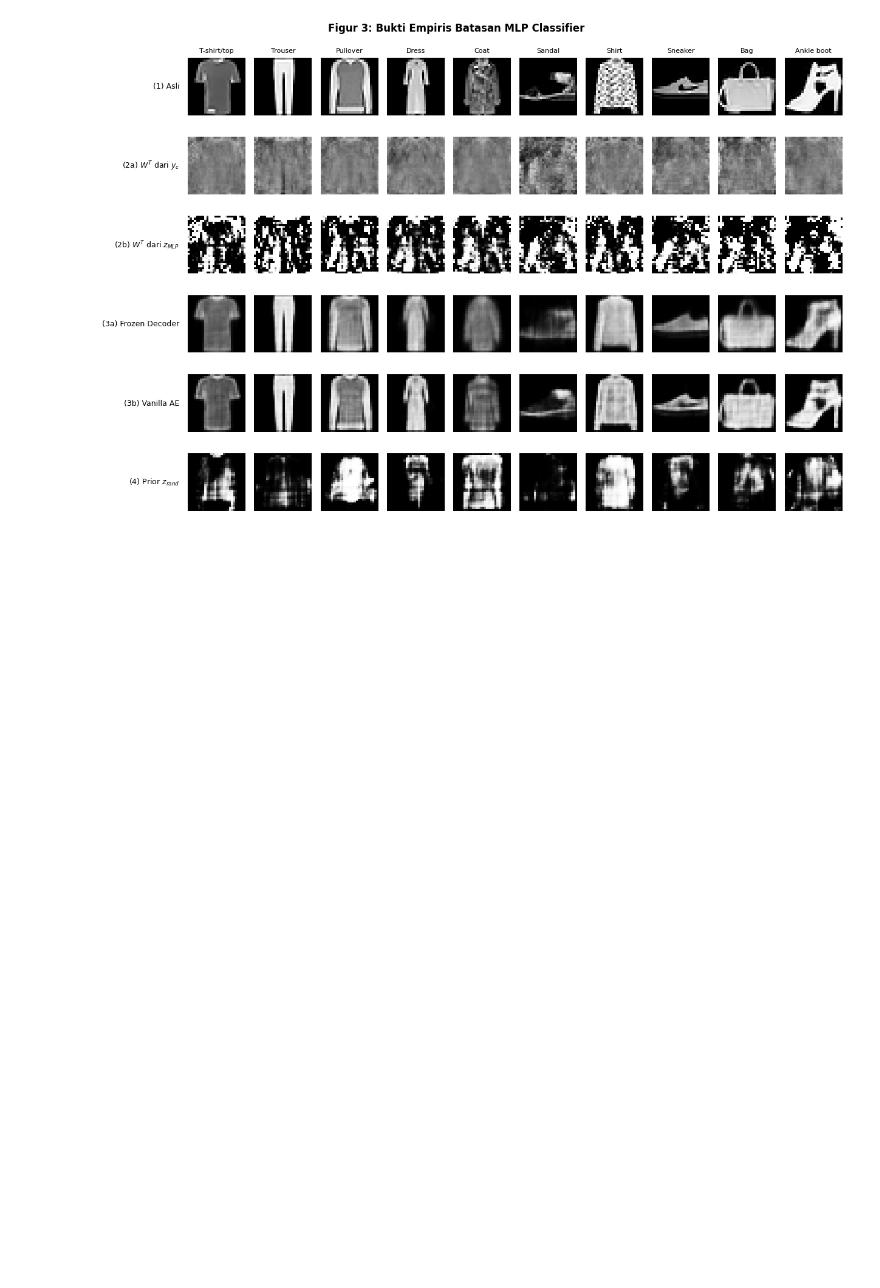
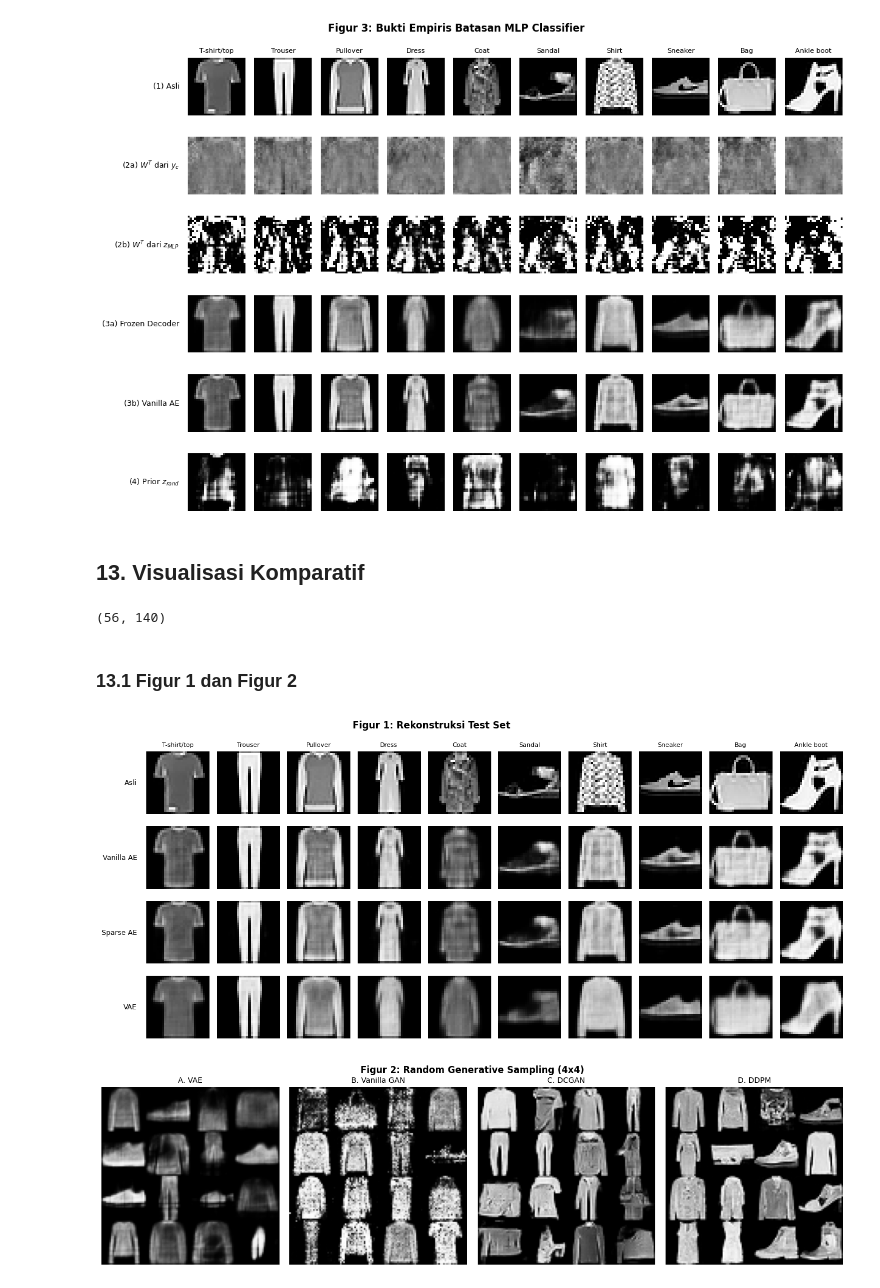
Before and after one commit to CannyCeles/deep-learning-ae-gan, a Jupyter notebook: notebooks/tugas-ae-gan.ipynb, the cells around one changed output. Cells and saved outputs as stored; diff of their text form; code cells hidden in the pictures; blank space fills up the shorter version.

Commit message:
feat(figures): add comparative figures and ddpm trajectory

```diff
--- a/notebooks/tugas-ae-gan.ipynb
+++ b/notebooks/tugas-ae-gan.ipynb
@@ -1621,3 +1621,75 @@ with open(METRICS_PATH, "w") as f:
 FID prior sampling MLP: 135.01 | FID prior sampling VAE: 88.00
 Fraksi z_rand < 0: 0.148 | z_MLP < 0: 0.000
 [figure]
+# %% [markdown]
+## 13. Visualisasi Komparatif
+# %%
+def plot_labeled_rows(rows, title, path, col_titles=None, cell=1.3):
+    ncol = rows[0][1].size(0)
+    fig, axes = plt.subplots(len(rows), ncol, figsize=(ncol * cell + 2, len(rows) * cell + 0.8), squeeze=False)
+    for r, (label, imgs) in enumerate(rows):
+        for c in range(ncol):
+            axes[r, c].imshow(imgs[c, 0].detach().cpu().numpy(), cmap="gray", vmin=0, vmax=1)
+            axes[r, c].axis("off")
+        axes[r, 0].text(-0.15, 0.5, label, transform=axes[r, 0].transAxes, ha="right", va="center", fontsize=9)
+    if col_titles:
+        for c, name in enumerate(col_titles):
+            axes[0, c].set_title(name, fontsize=8)
+    plt.suptitle(title, fontweight="bold")
+    plt.tight_layout()
+    plt.subplots_adjust(left=0.16)
+    plt.savefig(path, dpi=300, bbox_inches="tight")
+    plt.show()
+
+def tile(images, nrow, ncol):
+    imgs = images[: nrow * ncol].detach().cpu().squeeze(1)
+    return imgs.reshape(nrow, ncol, 28, 28).permute(0, 2, 1, 3).reshape(nrow * 28, ncol * 28).numpy()
+
+def plot_curves(ax, history, columns, title):
+    for col in columns:
+        ax.plot(history["epoch"], history[col], label=col)
+    ax.set_title(title, fontsize=10)
+    ax.set_xlabel("Epoch")
+    ax.legend(fontsize=8)
+    ax.grid(alpha=0.3)
+
+print(tile(x_class, 2, 5).shape)
+# %% [output]
+(56, 140)
+# %% [markdown]
+### 13.1 Figur 1 dan Figur 2
+# %%
+for model in (ae, sparse_ae, vae, gan_g, dcgan_g):
+    model.eval()
+
+with torch.no_grad():
+    fig1_rows = [
+        ("Asli", x_class),
+        ("Vanilla AE", ae(x_class)),
+        ("Sparse AE", sparse_ae(x_class)),
+        ("VAE", vae.decode(vae.encode(x_class)[0])),
+    ]
+plot_labeled_rows(fig1_rows, "Figur 1: Rekonstruksi Test Set", os.path.join(FIGS_DIR, "fig1_reconstruction.png"), CLASS_NAMES)
+
+set_seed(SEED)
+with torch.no_grad():
+    vae_panel = vae.decode(torch.randn(16, vae.latent_dim, device=device))
+
+fig2_panels = [
+    ("A. VAE", vae_panel),
+    ("B. Vanilla GAN", sample_generator(gan_g, 16)),
+    ("C. DCGAN", sample_generator(dcgan_g, 16)),
+    ("D. DDPM", ddpm_fake[:16]),
+]
+fig, axes = plt.subplots(1, 4, figsize=(14, 3.9))
+for ax, (name, imgs) in zip(axes, fig2_panels):
+    ax.imshow(tile(imgs, 4, 4), cmap="gray", vmin=0, vmax=1)
+    ax.set_title(name, fontsize=10)
+    ax.axis("off")
+plt.suptitle("Figur 2: Random Generative Sampling (4x4)", fontweight="bold")
+plt.tight_layout()
+plt.savefig(os.path.join(FIGS_DIR, "fig2_generative_sampling.png"), dpi=300, bbox_inches="tight")
+plt.show()
+# %% [output]
+[figure, added]
+[figure, added]
```
Also changed, not shown: parts of 11 cells of this notebook.
